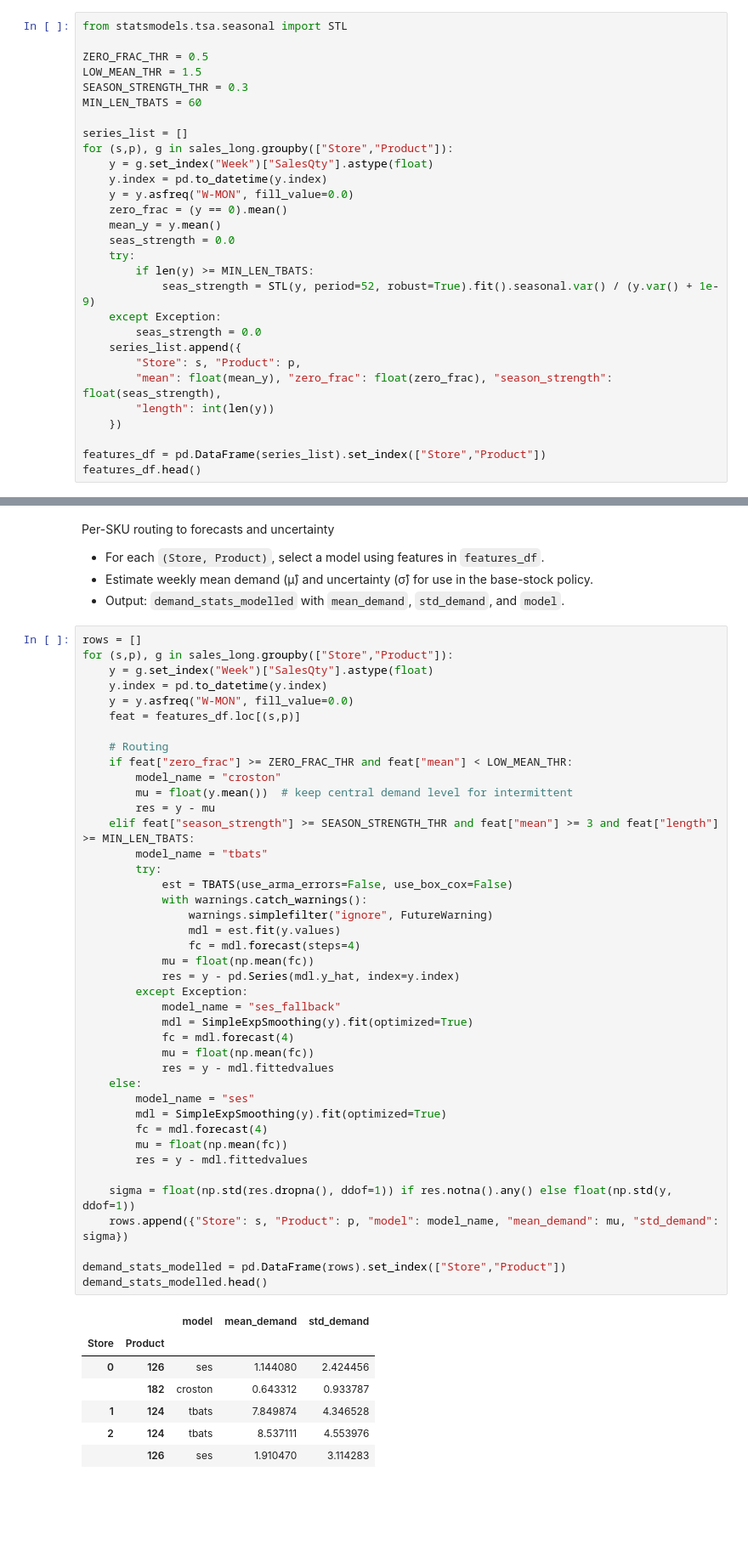
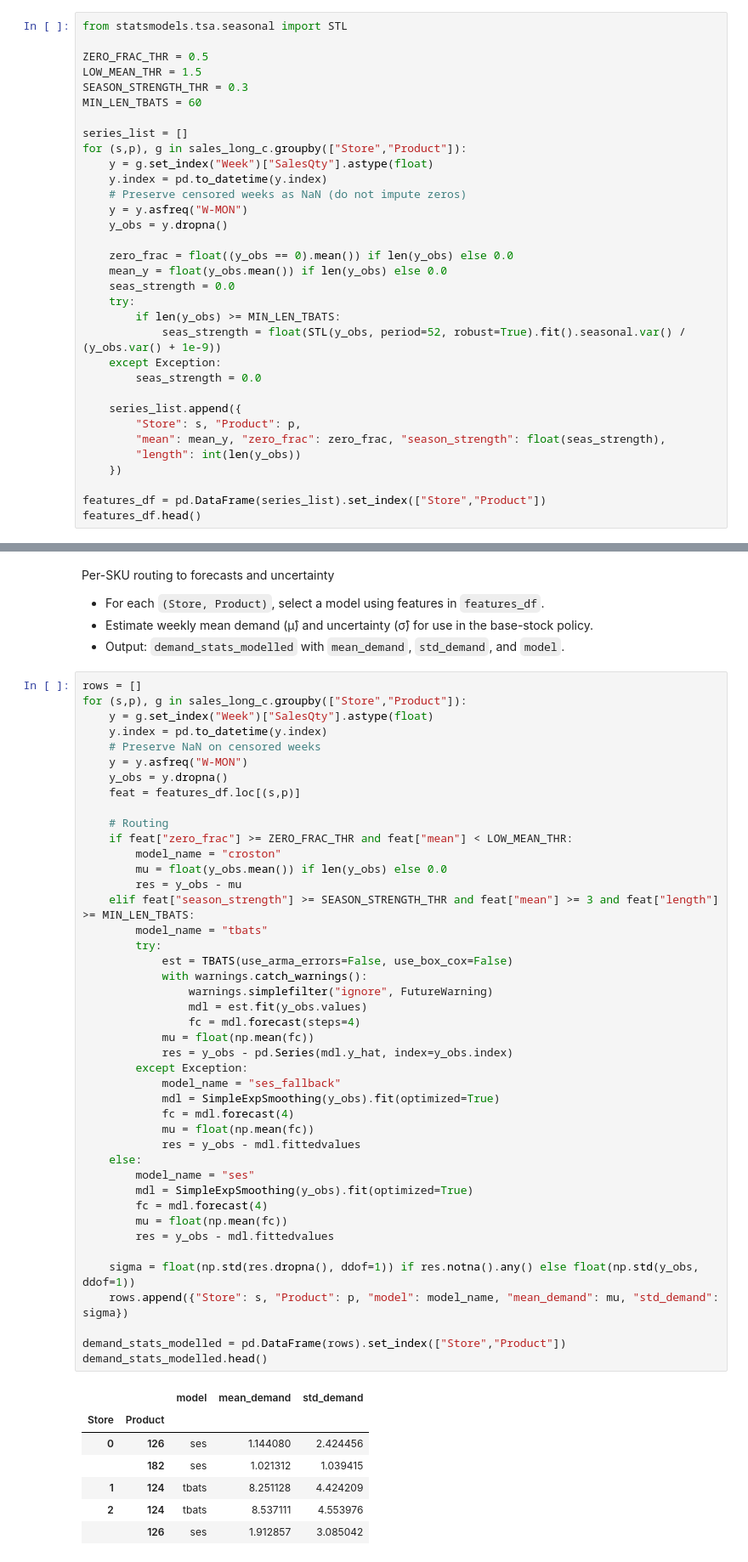
Before and after one commit to senoni-research/vn2inventory, a Jupyter notebook: notebooks/advanced_round1.ipynb, the cells around one changed output, grey strips where cells are left out. Shown at 85% size. Cells and saved outputs as stored; diff of their text form; blank space fills up the shorter version.

```diff
--- a/notebooks/advanced_round1.ipynb
+++ b/notebooks/advanced_round1.ipynb
@@ -101,22 +117,26 @@ SEASON_STRENGTH_THR = 0.3
 MIN_LEN_TBATS = 60
 
 series_list = []
-for (s,p), g in sales_long.groupby(["Store","Product"]):
+for (s,p), g in sales_long_c.groupby(["Store","Product"]):
     y = g.set_index("Week")["SalesQty"].astype(float)
     y.index = pd.to_datetime(y.index)
-    y = y.asfreq("W-MON", fill_value=0.0)
-    zero_frac = (y == 0).mean()
-    mean_y = y.mean()
+    # Preserve censored weeks as NaN (do not impute zeros)
+    y = y.asfreq("W-MON")
+    y_obs = y.dropna()
+
+    zero_frac = float((y_obs == 0).mean()) if len(y_obs) else 0.0
+    mean_y = float(y_obs.mean()) if len(y_obs) else 0.0
     seas_strength = 0.0
     try:
-        if len(y) >= MIN_LEN_TBATS:
-            seas_strength = STL(y, period=52, robust=True).fit().seasonal.var() / (y.var() + 1e-9)
+        if len(y_obs) >= MIN_LEN_TBATS:
+            seas_strength = float(STL(y_obs, period=52, robust=True).fit().seasonal.var() / (y_obs.var() + 1e-9))
     except Exception:
         seas_strength = 0.0
+
     series_list.append({
         "Store": s, "Product": p,
-        "mean": float(mean_y), "zero_frac": float(zero_frac), "season_strength": float(seas_strength),
-        "length": int(len(y))
+        "mean": mean_y, "zero_frac": zero_frac, "season_strength": float(seas_strength),
+        "length": int(len(y_obs))
     })
 
 features_df = pd.DataFrame(series_list).set_index(["Store","Product"])
@@ -189,53 +209,55 @@ Per-SKU routing to forecasts and uncertainty
 - Output: `demand_stats_modelled` with `mean_demand`, `std_demand`, and `model`.
 # %%
 rows = []
-for (s,p), g in sales_long.groupby(["Store","Product"]):
+for (s,p), g in sales_long_c.groupby(["Store","Product"]):
     y = g.set_index("Week")["SalesQty"].astype(float)
     y.index = pd.to_datetime(y.index)
-    y = y.asfreq("W-MON", fill_value=0.0)
+    # Preserve NaN on censored weeks
+    y = y.asfreq("W-MON")
+    y_obs = y.dropna()
     feat = features_df.loc[(s,p)]
 
     # Routing
     if feat["zero_frac"] >= ZERO_FRAC_THR and feat["mean"] < LOW_MEAN_THR:
         model_name = "croston"
-        mu = float(y.mean())  # keep central demand level for intermittent
-        res = y - mu
+        mu = float(y_obs.mean()) if len(y_obs) else 0.0
+        res = y_obs - mu
     elif feat["season_strength"] >= SEASON_STRENGTH_THR and feat["mean"] >= 3 and feat["length"] >= MIN_LEN_TBATS:
         model_name = "tbats"
         try:
             est = TBATS(use_arma_errors=False, use_box_cox=False)
             with warnings.catch_warnings():
                 warnings.simplefilter("ignore", FutureWarning)
-                mdl = est.fit(y.values)
+                mdl = est.fit(y_obs.values)
                 fc = mdl.forecast(steps=4)
             mu = float(np.mean(fc))
-            res = y - pd.Series(mdl.y_hat, index=y.index)
+            res = y_obs - pd.Series(mdl.y_hat, index=y_obs.index)
         except Exception:
             model_name = "ses_fallback"
-            mdl = SimpleExpSmoothing(y).fit(optimized=True)
+            mdl = SimpleExpSmoothing(y_obs).fit(optimized=True)
             fc = mdl.forecast(4)
             mu = float(np.mean(fc))
-            res = y - mdl.fittedvalues
+            res = y_obs - mdl.fittedvalues
     else:
         model_name = "ses"
-        mdl = SimpleExpSmoothing(y).fit(optimized=True)
+        mdl = SimpleExpSmoothing(y_obs).fit(optimized=True)
         fc = mdl.forecast(4)
         mu = float(np.mean(fc))
-        res = y - mdl.fittedvalues
+        res = y_obs - mdl.fittedvalues
 
-    sigma = float(np.std(res.dropna(), ddof=1)) if res.notna().any() else float(np.std(y, ddof=1))
+    sigma = float(np.std(res.dropna(), ddof=1)) if res.notna().any() else float(np.std(y_obs, ddof=1))
     rows.append({"Store": s, "Product": p, "model": model_name, "mean_demand": mu, "std_demand": sigma})
 
 demand_stats_modelled = pd.DataFrame(rows).set_index(["Store","Product"])
 demand_stats_modelled.head()
 # %% [output]
 |  |  | model | mean_demand | std_demand |
 | Store | Product |  |  |  |
 | 0 | 126 | ses | 1.144080 | 2.424456 |
-|  | 182 | croston | 0.643312 | 0.933787 |
-| 1 | 124 | tbats | 7.849874 | 4.346528 |
+|  | 182 | ses | 1.021312 | 1.039415 |
+| 1 | 124 | tbats | 8.251128 | 4.424209 |
 | 2 | 124 | tbats | 8.537111 | 4.553976 |
-|  | 126 | ses | 1.910470 | 3.114283 |
+|  | 126 | ses | 1.912857 | 3.085042 |
 # %% [markdown]
 Build submission
 
```
Also changed, not shown: parts of 2 cells of this notebook, 3 other files.
